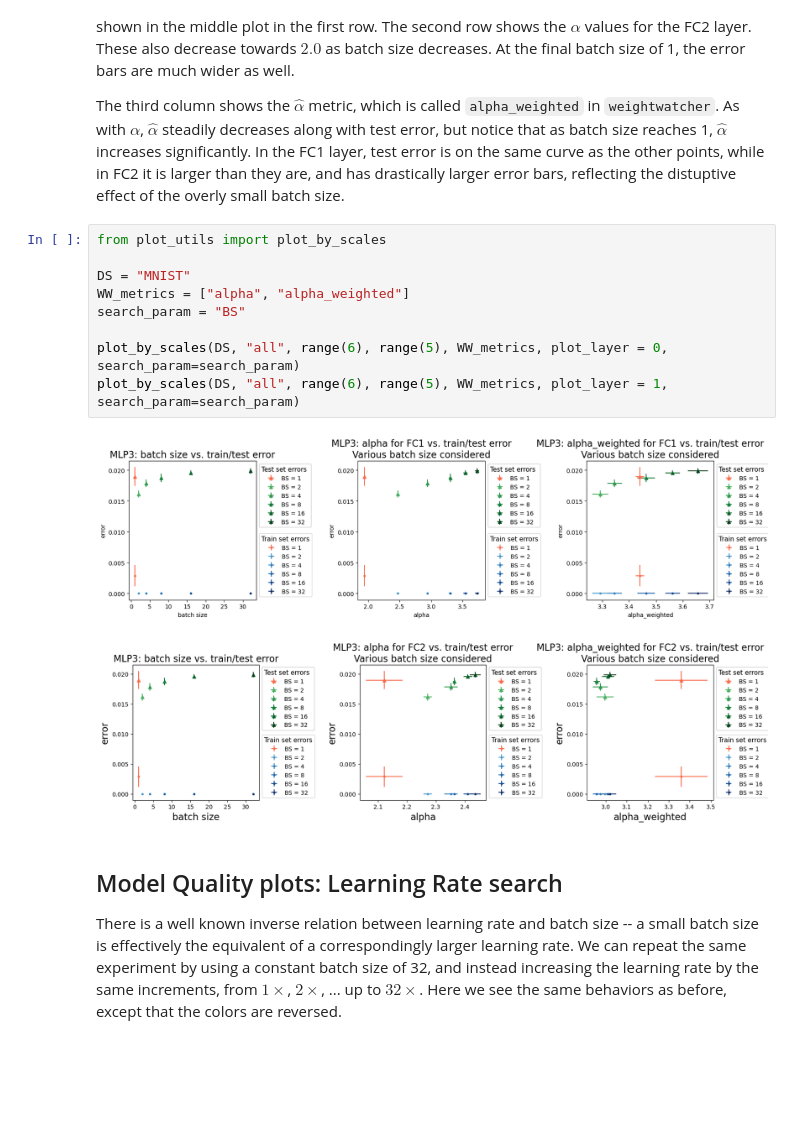
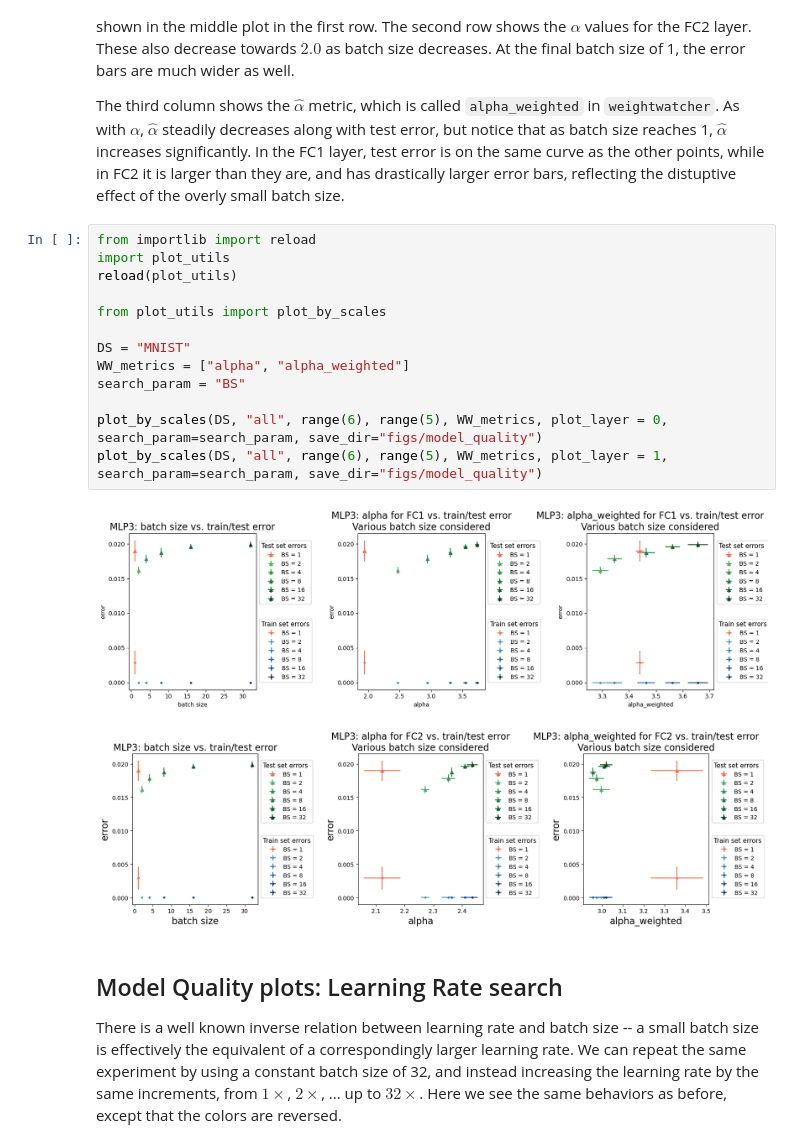
Before and after one commit to charlesmartin14/SETOL_experiments, a Jupyter notebook: notebooks/WW_MLP3_Analysis_Model_Quality.ipynb, the cells around one changed output. Cells and saved outputs as stored; diff of their text form; blank space fills up the shorter version.

Commit message:
Added figure saving functionality to truncated error plots

```diff
--- a/notebooks/WW_MLP3_Analysis_Model_Quality.ipynb
+++ b/notebooks/WW_MLP3_Analysis_Model_Quality.ipynb
@@ -34,17 +34,21 @@ Notice however, that the error begins to rise when $\alpha$ fell below $2.0$ in
 
 The third column shows the $\hat{\alpha}$ metric, which is called `alpha_weighted` in `weightwatcher`. As with $\alpha$, $\hat{\alpha}$ steadily decreases along with test error, but notice that as batch size reaches 1, $\hat{\alpha}$ increases significantly. In the FC1 layer, test error is on the same curve as the other points, while in FC2 it is larger than they are, and has drastically larger error bars, reflecting the distuptive effect of the overly small batch size.
 # %%
+from importlib import reload
+import plot_utils
+reload(plot_utils)
+
 from plot_utils import plot_by_scales
 
 DS = "MNIST"
 WW_metrics = ["alpha", "alpha_weighted"]
 search_param = "BS"
 
-plot_by_scales(DS, "all", range(6), range(5), WW_metrics, plot_layer = 0, search_param=search_param)
-plot_by_scales(DS, "all", range(6), range(5), WW_metrics, plot_layer = 1, search_param=search_param)
+plot_by_scales(DS, "all", range(6), range(5), WW_metrics, plot_layer = 0, search_param=search_param, save_dir="figs/model_quality")
+plot_by_scales(DS, "all", range(6), range(5), WW_metrics, plot_layer = 1, search_param=search_param, save_dir="figs/model_quality")
 # %% [output]
-[figure, old version]
+[figure, new version]
-[figure, old version]
+[figure, new version]
 # %% [markdown]
 ## Model Quality plots: Learning Rate search
 
```
Also changed, not shown: parts of 3 cells of this notebook, 1 other file.
